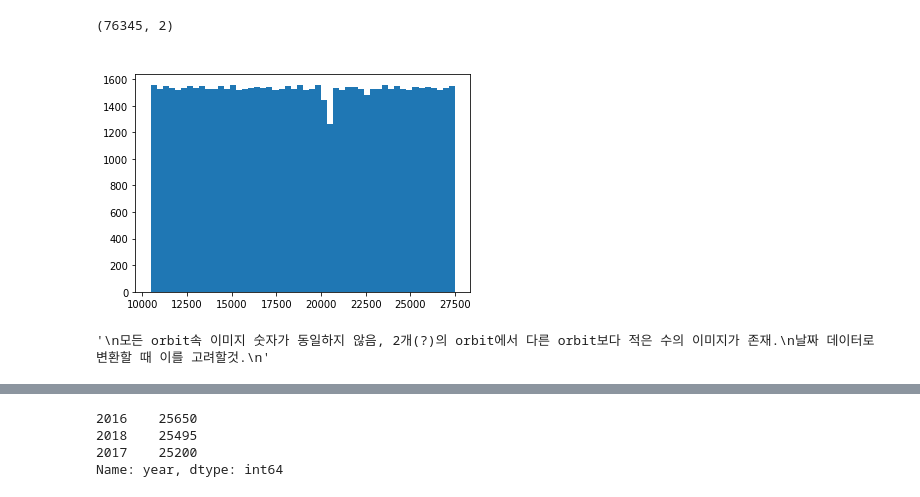
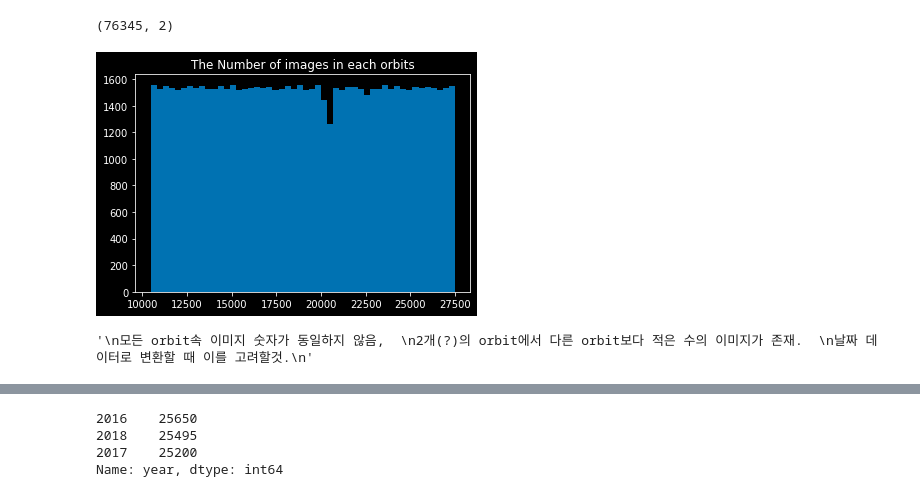
Before and after one commit to deagwon97/dacon-satellite-precipitation, a Jupyter notebook: Dacon_satellite_EDA.ipynb, the cells around one changed output, grey strips where cells are left out. Saved outputs shown, nothing was run; the diff lists cells and outputs as text; code cells hidden in the pictures.

```diff
--- a/Dacon_satellite_EDA.ipynb
+++ b/Dacon_satellite_EDA.ipynb
@@ -55,15 +68,16 @@ train_orbit.shape
 # %% [output]
 (76345, 2)
 # %%
+# train_orbit의 histogram
+
 plt.hist(train_orbit[:,0], bins = 50)
 plt.title('The Number of images in each orbits', color = 'white')
 plt.show()
-
-##
 '''
-모든 orbit속 이미지 숫자가 동일하지 않음, 2개(?)의 orbit에서 다른 orbit보다 적은 수의 이미지가 존재.
+모든 orbit속 이미지 숫자가 동일하지 않음,
+2개(?)의 orbit에서 다른 orbit보다 적은 수의 이미지가 존재.
 날짜 데이터로 변환할 때 이를 고려할것.
 '''
 # %% [output]
-[figure, old version]
+[figure, new version]
-'\n모든 orbit속 이미지 숫자가 동일하지 않음, 2개(?)의 orbit에서 다른 orbit보다 적은 수의 이미지가 존재.\n날짜 데이터로 변환할 때 이를 고려할것.\n'
+'\n모든 orbit속 이미지 숫자가 동일하지 않음,  \n2개(?)의 orbit에서 다른 orbit보다 적은 수의 이미지가 존재.  \n날짜 데이터로 변환할 때 이를 고려할것.\n'
```
Also changed, not shown: parts of 23 cells of this notebook.
